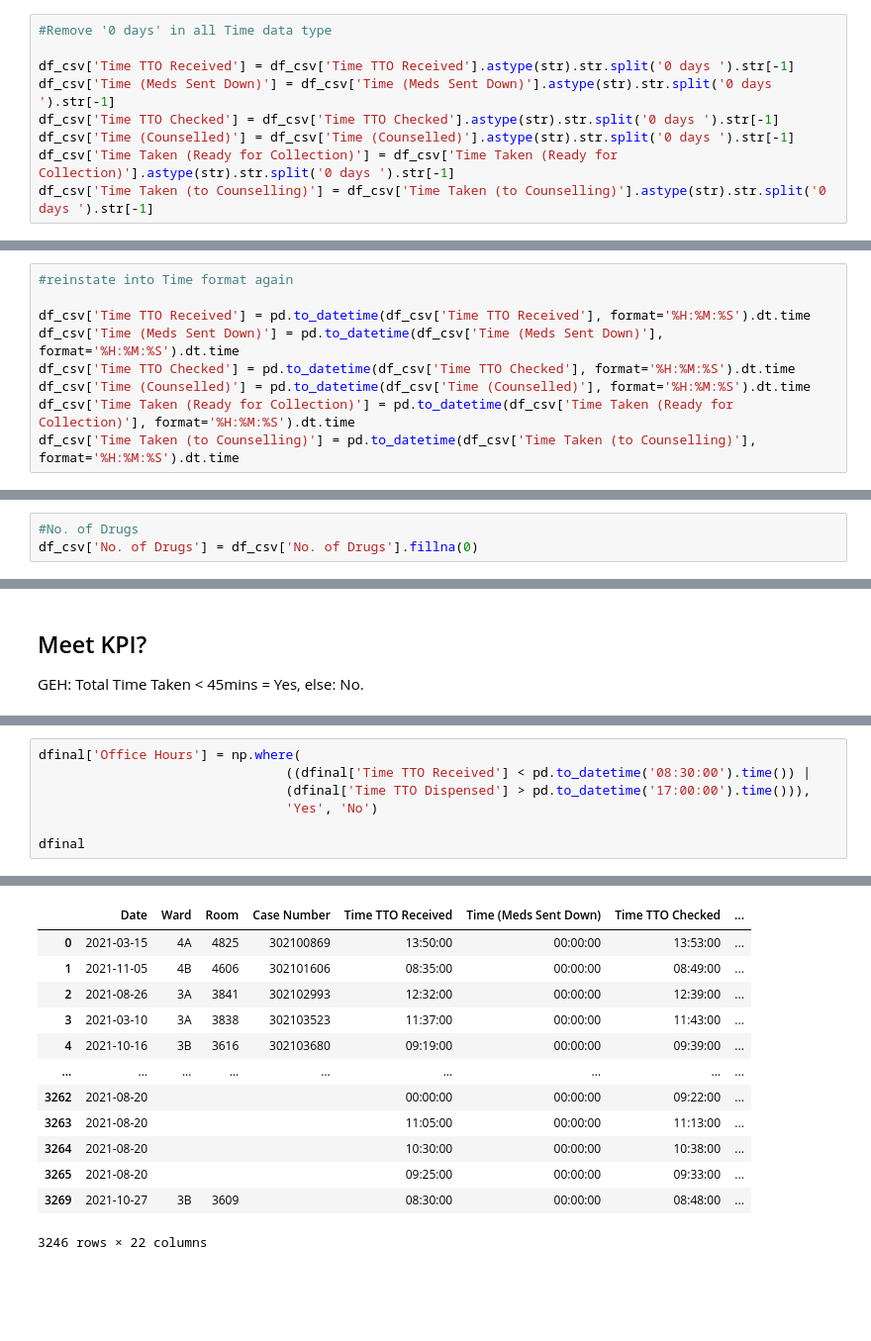
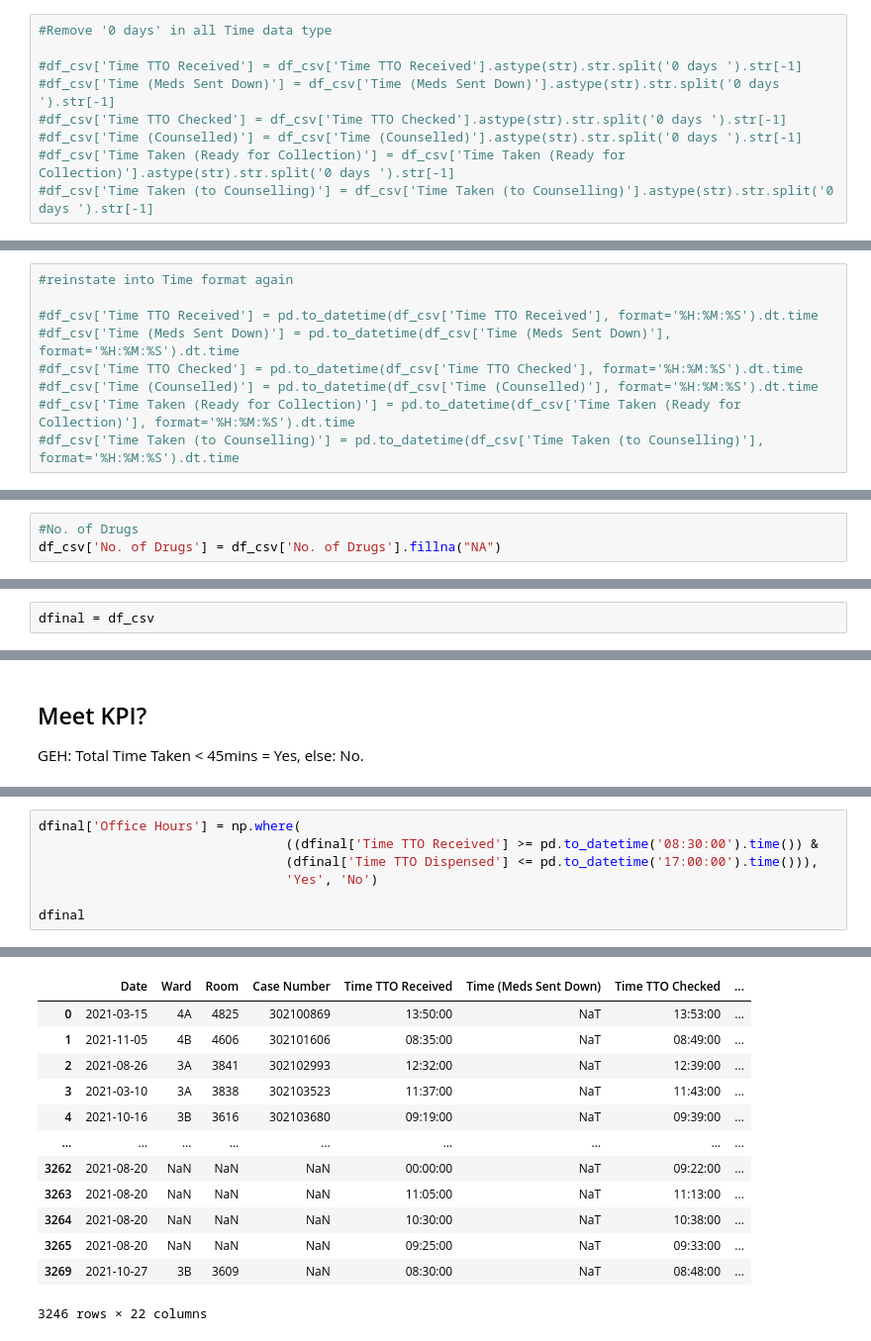
Before and after one commit to RoystonCXW/IS447---Smart-Healthcare, a Jupyter notebook: IS447/System/Data/Pharmacy Dept/Data Cleaning/PEH_Cleaning.ipynb, the cells around one changed output, grey strips where cells are left out. Shown at 99% size. Saved outputs shown, nothing was run; the diff lists cells and outputs as text; blank space fills up the shorter version.

```diff
--- a/IS447/System/Data/Pharmacy Dept/Data Cleaning/PEH_Cleaning.ipynb
+++ b/IS447/System/Data/Pharmacy Dept/Data Cleaning/PEH_Cleaning.ipynb
@@ -334,9 +325,9 @@ See the caveats in the documentation: https://pandas.pydata.org/pandas-docs/stab
 # %%
 #Remove '0 days' in all Time data type
 
-df_csv['Time TTO Received'] = df_csv['Time TTO Received'].astype(str).str.split('0 days ').str[-1]
-df_csv['Time (Meds Sent Down)'] = df_csv['Time (Meds Sent Down)'].astype(str).str.split('0 days ').str[-1]
-df_csv['Time TTO Checked'] = df_csv['Time TTO Checked'].astype(str).str.split('0 days ').str[-1]
-df_csv['Time (Counselled)'] = df_csv['Time (Counselled)'].astype(str).str.split('0 days ').str[-1]
-df_csv['Time Taken (Ready for Collection)'] = df_csv['Time Taken (Ready for Collection)'].astype(str).str.split('0 days ').str[-1]
-df_csv['Time Taken (to Counselling)'] = df_csv['Time Taken (to Counselling)'].astype(str).str.split('0 days ').str[-1]
+#df_csv['Time TTO Received'] = df_csv['Time TTO Received'].astype(str).str.split('0 days ').str[-1]
+#df_csv['Time (Meds Sent Down)'] = df_csv['Time (Meds Sent Down)'].astype(str).str.split('0 days ').str[-1]
+#df_csv['Time TTO Checked'] = df_csv['Time TTO Checked'].astype(str).str.split('0 days ').str[-1]
+#df_csv['Time (Counselled)'] = df_csv['Time (Counselled)'].astype(str).str.split('0 days ').str[-1]
+#df_csv['Time Taken (Ready for Collection)'] = df_csv['Time Taken (Ready for Collection)'].astype(str).str.split('0 days ').str[-1]
+#df_csv['Time Taken (to Counselling)'] = df_csv['Time Taken (to Counselling)'].astype(str).str.split('0 days ').str[-1]
@@ -361,9 +334,9 @@ See the caveats in the documentation: https://pandas.pydata.org/pandas-docs/stab
 # %%
 #reinstate into Time format again
 
-df_csv['Time TTO Received'] = pd.to_datetime(df_csv['Time TTO Received'], format='%H:%M:%S').dt.time
-df_csv['Time (Meds Sent Down)'] = pd.to_datetime(df_csv['Time (Meds Sent Down)'], format='%H:%M:%S').dt.time
-df_csv['Time TTO Checked'] = pd.to_datetime(df_csv['Time TTO Checked'], format='%H:%M:%S').dt.time
-df_csv['Time (Counselled)'] = pd.to_datetime(df_csv['Time (Counselled)'], format='%H:%M:%S').dt.time
-df_csv['Time Taken (Ready for Collection)'] = pd.to_datetime(df_csv['Time Taken (Ready for Collection)'], format='%H:%M:%S').dt.time
-df_csv['Time Taken (to Counselling)'] = pd.to_datetime(df_csv['Time Taken (to Counselling)'], format='%H:%M:%S').dt.time
+#df_csv['Time TTO Received'] = pd.to_datetime(df_csv['Time TTO Received'], format='%H:%M:%S').dt.time
+#df_csv['Time (Meds Sent Down)'] = pd.to_datetime(df_csv['Time (Meds Sent Down)'], format='%H:%M:%S').dt.time
+#df_csv['Time TTO Checked'] = pd.to_datetime(df_csv['Time TTO Checked'], format='%H:%M:%S').dt.time
+#df_csv['Time (Counselled)'] = pd.to_datetime(df_csv['Time (Counselled)'], format='%H:%M:%S').dt.time
+#df_csv['Time Taken (Ready for Collection)'] = pd.to_datetime(df_csv['Time Taken (Ready for Collection)'], format='%H:%M:%S').dt.time
+#df_csv['Time Taken (to Counselling)'] = pd.to_datetime(df_csv['Time Taken (to Counselling)'], format='%H:%M:%S').dt.time
@@ -398,7 +353,7 @@ df_csv.head()
 ### Fix NaN values in non-Time Data Type
 # %%
 #No. of Drugs
-df_csv['No. of Drugs'] = df_csv['No. of Drugs'].fillna(0)
+df_csv['No. of Drugs'] = df_csv['No. of Drugs'].fillna("NA")
 # %% [output]
 A value is trying to be set on a copy of a slice from a DataFrame.
 Try using .loc[row_indexer,col_indexer] = value instead
@@ -468,3 +415,5 @@ dfinal
+# %%
+dfinal = df_csv
 # %% [markdown]
 # EDA
 # %% [markdown]
@@ -629,8 +605,8 @@ dfinal[dfinal['Meet KPI']=="No"].head()
 Standard Office Hours: 8:30AM to 5:00PM
 # %%
 dfinal['Office Hours'] = np.where(
-                                ((dfinal['Time TTO Received'] < pd.to_datetime('08:30:00').time()) |
-                                (dfinal['Time TTO Dispensed'] > pd.to_datetime('17:00:00').time())),
+                                ((dfinal['Time TTO Received'] >= pd.to_datetime('08:30:00').time()) &
+                                (dfinal['Time TTO Dispensed'] <= pd.to_datetime('17:00:00').time())),
                                 'Yes', 'No')
 
 dfinal
@@ -638,16 +619,16 @@ dfinal
 |  | Date | Ward | Room | Case Number | Time TTO Received | Time (Meds Sent Down) | Time TTO Checked | ... |
-| 0 | 2021-03-15 | 4A | 4825 | 302100869 | 13:50:00 | 00:00:00 | 13:53:00 | ... |
-| 1 | 2021-11-05 | 4B | 4606 | 302101606 | 08:35:00 | 00:00:00 | 08:49:00 | ... |
-| 2 | 2021-08-26 | 3A | 3841 | 302102993 | 12:32:00 | 00:00:00 | 12:39:00 | ... |
-| 3 | 2021-03-10 | 3A | 3838 | 302103523 | 11:37:00 | 00:00:00 | 11:43:00 | ... |
-| 4 | 2021-10-16 | 3B | 3616 | 302103680 | 09:19:00 | 00:00:00 | 09:39:00 | ... |
+| 0 | 2021-03-15 | 4A | 4825 | 302100869 | 13:50:00 | NaT | 13:53:00 | ... |
+| 1 | 2021-11-05 | 4B | 4606 | 302101606 | 08:35:00 | NaT | 08:49:00 | ... |
+| 2 | 2021-08-26 | 3A | 3841 | 302102993 | 12:32:00 | NaT | 12:39:00 | ... |
+| 3 | 2021-03-10 | 3A | 3838 | 302103523 | 11:37:00 | NaT | 11:43:00 | ... |
+| 4 | 2021-10-16 | 3B | 3616 | 302103680 | 09:19:00 | NaT | 09:39:00 | ... |
 | ... | ... | ... | ... | ... | ... | ... | ... | ... |
-| 3262 | 2021-08-20 |  |  |  | 00:00:00 | 00:00:00 | 09:22:00 | ... |
-| 3263 | 2021-08-20 |  |  |  | 11:05:00 | 00:00:00 | 11:13:00 | ... |
-| 3264 | 2021-08-20 |  |  |  | 10:30:00 | 00:00:00 | 10:38:00 | ... |
-| 3265 | 2021-08-20 |  |  |  | 09:25:00 | 00:00:00 | 09:33:00 | ... |
-| 3269 | 2021-10-27 | 3B | 3609 |  | 08:30:00 | 00:00:00 | 08:48:00 | ... |
+| 3262 | 2021-08-20 | NaN | NaN | NaN | 00:00:00 | NaT | 09:22:00 | ... |
+| 3263 | 2021-08-20 | NaN | NaN | NaN | 11:05:00 | NaT | 11:13:00 | ... |
+| 3264 | 2021-08-20 | NaN | NaN | NaN | 10:30:00 | NaT | 10:38:00 | ... |
+| 3265 | 2021-08-20 | NaN | NaN | NaN | 09:25:00 | NaT | 09:33:00 | ... |
+| 3269 | 2021-10-27 | 3B | 3609 | NaN | 08:30:00 | NaT | 08:48:00 | ... |
-3246 rows × 22 columns
+3246 rows × 22 columns
 # %%
 dfinal[dfinal['Office Hours'] == 'No']
 # %% [output]
```
Also changed, not shown: parts of 19 cells of this notebook.
